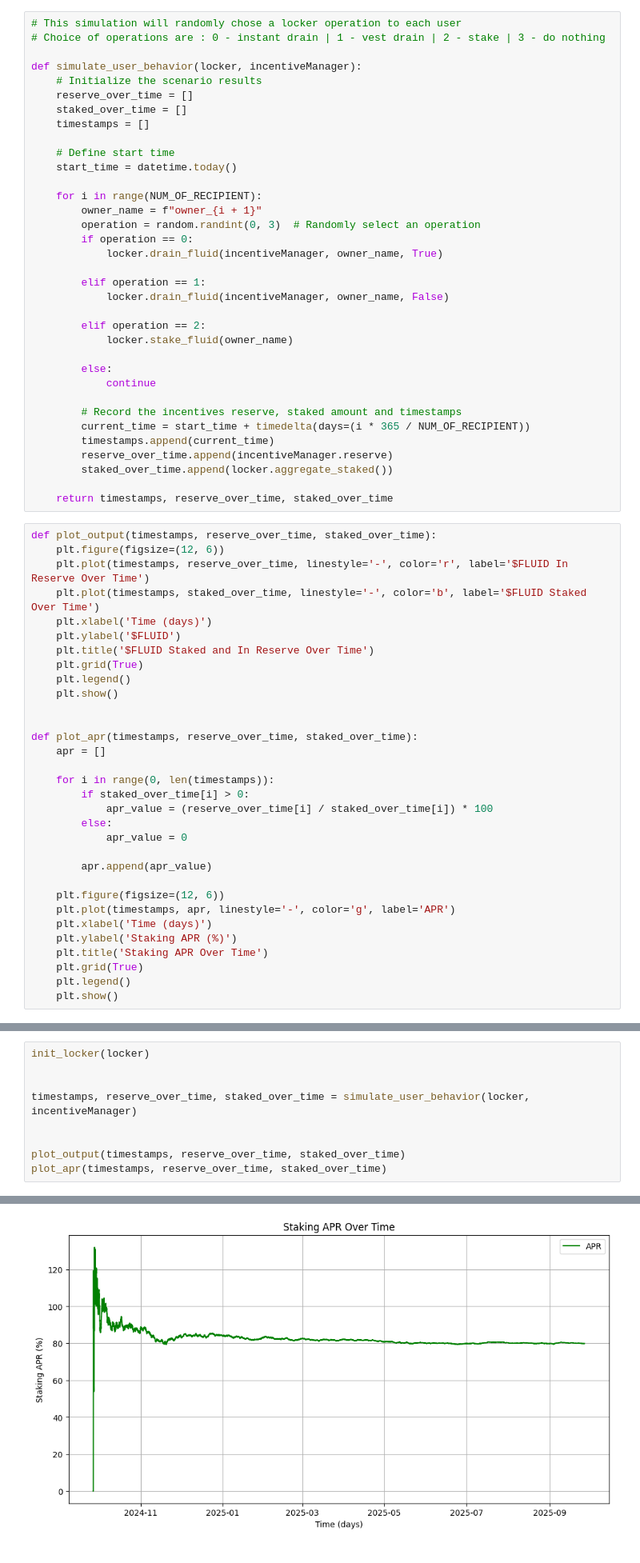
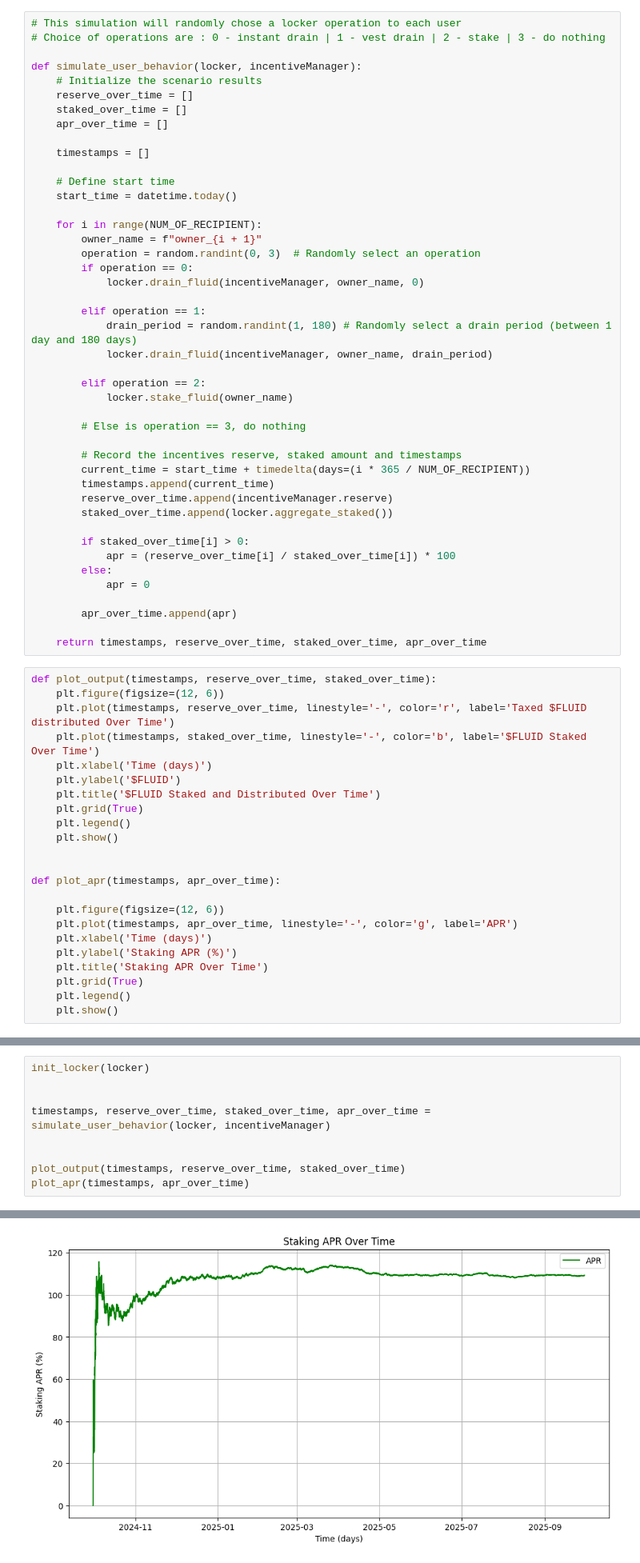
Before and after one commit to superfluid-org/fluid, a Jupyter notebook: fluid_model.ipynb, the cells around one changed output, grey strips where cells are left out. Shown at 80% size. Drawn from its saved outputs; the diff is of its cells as text.

Commit message:
add dynamic drain period

```diff
--- a/fluid_model.ipynb
+++ b/fluid_model.ipynb
@@ -88,6 +95,8 @@ def simulate_user_behavior(locker, incentiveManager):
     # Initialize the scenario results
     reserve_over_time = []
     staked_over_time = []
+    apr_over_time = []
+
     timestamps = []
 
     # Define start time
@@ -97,16 +106,16 @@ def simulate_user_behavior(locker, incentiveManager):
         owner_name = f"owner_{i + 1}"
         operation = random.randint(0, 3)  # Randomly select an operation
         if operation == 0:
-            locker.drain_fluid(incentiveManager, owner_name, True)
+            locker.drain_fluid(incentiveManager, owner_name, 0)
 
         elif operation == 1:
-            locker.drain_fluid(incentiveManager, owner_name, False)
+            drain_period = random.randint(1, 180) # Randomly select a drain period (between 1 day and 180 days)
+            locker.drain_fluid(incentiveManager, owner_name, drain_period)
 
         elif operation == 2:
             locker.stake_fluid(owner_name)
 
-        else:
-            continue
+        # Else is operation == 3, do nothing
 
         # Record the incentives reserve, staked amount and timestamps
         current_time = start_time + timedelta(days=(i * 365 / NUM_OF_RECIPIENT))
@@ -114,33 +123,31 @@ def simulate_user_behavior(locker, incentiveManager):
         reserve_over_time.append(incentiveManager.reserve)
         staked_over_time.append(locker.aggregate_staked())
 
-    return timestamps, reserve_over_time, staked_over_time
+        if staked_over_time[i] > 0:
+            apr = (reserve_over_time[i] / staked_over_time[i]) * 100
+        else:
+            apr = 0
+
+        apr_over_time.append(apr)
+
+    return timestamps, reserve_over_time, staked_over_time, apr_over_time
 # %%
 def plot_output(timestamps, reserve_over_time, staked_over_time):
     plt.figure(figsize=(12, 6))
-    plt.plot(timestamps, reserve_over_time, linestyle='-', color='r', label='$FLUID In Reserve Over Time')
+    plt.plot(timestamps, reserve_over_time, linestyle='-', color='r', label='Taxed $FLUID distributed Over Time')
     plt.plot(timestamps, staked_over_time, linestyle='-', color='b', label='$FLUID Staked Over Time')
     plt.xlabel('Time (days)')
     plt.ylabel('$FLUID')
-    plt.title('$FLUID Staked and In Reserve Over Time')
+    plt.title('$FLUID Staked and Distributed Over Time')
     plt.grid(True)
     plt.legend()
     plt.show()
 
 
-def plot_apr(timestamps, reserve_over_time, staked_over_time):
-    apr = []
-
-    for i in range(0, len(timestamps)):
-        if staked_over_time[i] > 0:
-            apr_value = (reserve_over_time[i] / staked_over_time[i]) * 100
-        else:
-            apr_value = 0
-
-        apr.append(apr_value)
+def plot_apr(timestamps, apr_over_time):
 
     plt.figure(figsize=(12, 6))
-    plt.plot(timestamps, apr, linestyle='-', color='g', label='APR')
+    plt.plot(timestamps, apr_over_time, linestyle='-', color='g', label='APR')
     plt.xlabel('Time (days)')
     plt.ylabel('Staking APR (%)')
     plt.title('Staking APR Over Time')
@@ -154,9 +161,9 @@ locker = Locker()
 init_locker(locker)
 
 
-timestamps, reserve_over_time, staked_over_time = simulate_user_behavior(locker, incentiveManager)
+timestamps, reserve_over_time, staked_over_time, apr_over_time = simulate_user_behavior(locker, incentiveManager)
 
 
 plot_output(timestamps, reserve_over_time, staked_over_time)
-plot_apr(timestamps, reserve_over_time, staked_over_time)
+plot_apr(timestamps, apr_over_time)
 # %% [output]
@@ -164 +171 @@ plot_apr(timestamps, reserve_over_time, staked_over_time)
-[figure, old version]
+[figure, new version]
```
Also changed, not shown: parts of 3 cells of this notebook.
